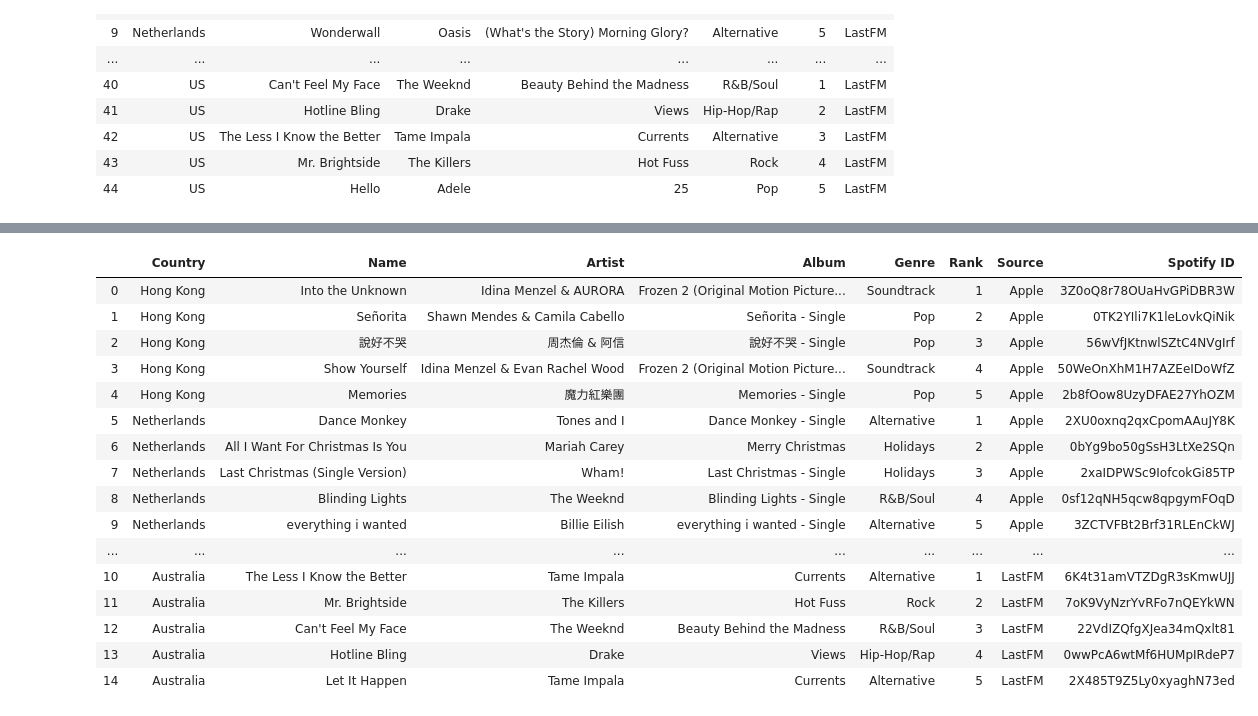
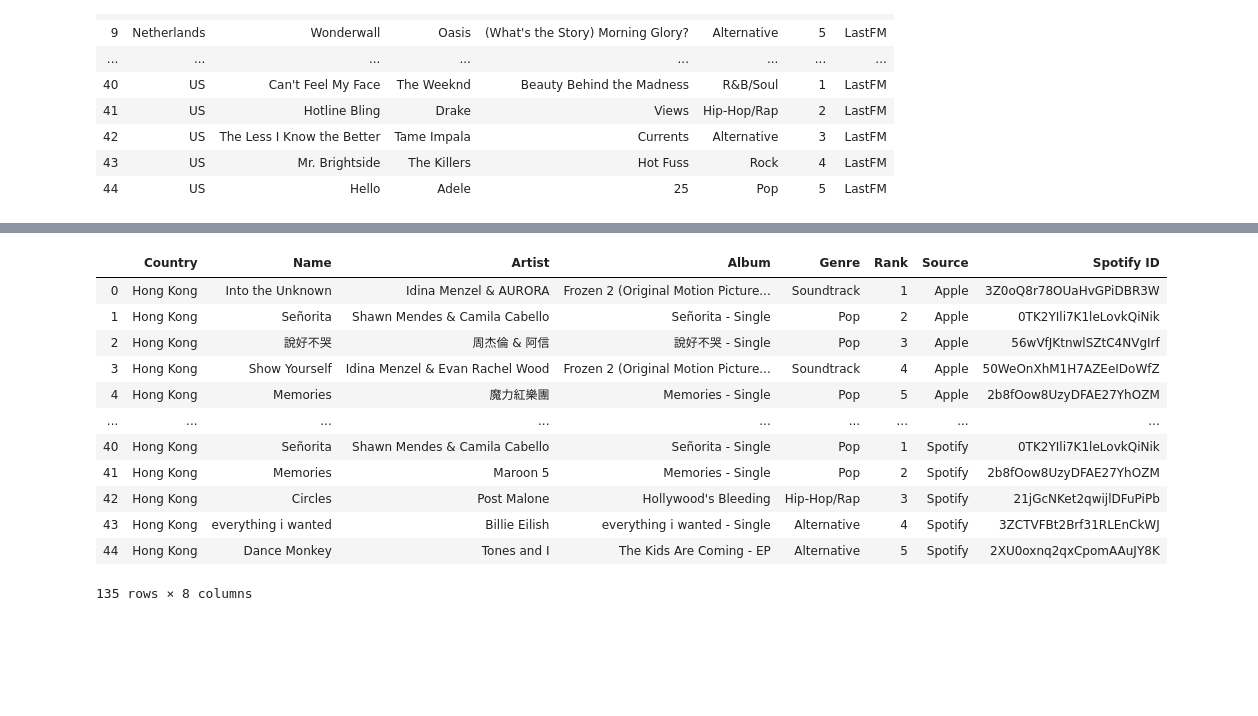
Before and after one commit to nawdah/project-1, a Jupyter notebook: Analysis/Analysis_Merge.ipynb, the cells around one changed output, grey strips where cells are left out. Saved outputs shown, nothing was run; the diff lists cells and outputs as text; code cells hidden in the pictures; blank space fills up the shorter version.

```diff
--- a/Analysis/Analysis_Merge.ipynb
+++ b/Analysis/Analysis_Merge.ipynb
@@ -147,43 +132,41 @@ spotify = spotipy.Spotify()
 credentials = oauth2.SpotifyClientCredentials(
         client_id = NADA_CLIENT_ID,
         client_secret = NADA_CLIENT_SECRET)
 
 token = credentials.get_access_token()
 spotify = spotipy.Spotify(auth=token)
 
 #extract Spotify ID from the top songs dataframe above , note spotify sometimes doesn't include features in the song name
 
 spotify_id = []
 for index, row in result.iterrows():
     try:
         res = spotify.search(row["Name"], type="track", limit=1)
         spotify_id.append(res["tracks"]["items"][0]["id"])
     except:
         text = row["Name"]
         head, sep, tail = text.partition('(')
         res = spotify.search(head, type="track", limit=1)
         spotify_id.append(res["tracks"]["items"][0]["id"])
         continue
 
 result["Spotify ID"] = spotify_id
 result.head(60)
+results_df=result
+results_df
 # %% [output]
 |  | Country | Name | Artist | Album | Genre | Rank | Source | Spotify ID |
 | 0 | Hong Kong | Into the Unknown | Idina Menzel & AURORA | Frozen 2 (Original Motion Picture... | Soundtrack | 1 | Apple | 3Z0oQ8r78OUaHvGPiDBR3W |
 | 1 | Hong Kong | Señorita | Shawn Mendes & Camila Cabello | Señorita - Single | Pop | 2 | Apple | 0TK2YIli7K1leLovkQiNik |
 | 2 | Hong Kong | 說好不哭 | 周杰倫 & 阿信 | 說好不哭 - Single | Pop | 3 | Apple | 56wVfJKtnwlSZtC4NVgIrf |
 | 3 | Hong Kong | Show Yourself | Idina Menzel & Evan Rachel Wood | Frozen 2 (Original Motion Picture... | Soundtrack | 4 | Apple | 50WeOnXhM1H7AZEeIDoWfZ |
 | 4 | Hong Kong | Memories | 魔力紅樂團 | Memories - Single | Pop | 5 | Apple | 2b8fOow8UzyDFAE27YhOZM |
-| 5 | Netherlands | Dance Monkey | Tones and I | Dance Monkey - Single | Alternative | 1 | Apple | 2XU0oxnq2qxCpomAAuJY8K |
-| 6 | Netherlands | All I Want For Christmas Is You | Mariah Carey | Merry Christmas | Holidays | 2 | Apple | 0bYg9bo50gSsH3LtXe2SQn |
-| 7 | Netherlands | Last Christmas (Single Version) | Wham! | Last Christmas - Single | Holidays | 3 | Apple | 2xaIDPWSc9IofcokGi85TP |
-| 8 | Netherlands | Blinding Lights | The Weeknd | Blinding Lights - Single | R&B/Soul | 4 | Apple | 0sf12qNH5qcw8qpgymFOqD |
-| 9 | Netherlands | everything i wanted | Billie Eilish | everything i wanted - Single | Alternative | 5 | Apple | 3ZCTVFBt2Brf31RLEnCkWJ |
 | ... | ... | ... | ... | ... | ... | ... | ... | ... |
-| 10 | Australia | The Less I Know the Better | Tame Impala | Currents | Alternative | 1 | LastFM | 6K4t31amVTZDgR3sKmwUJJ |
-| 11 | Australia | Mr. Brightside | The Killers | Hot Fuss | Rock | 2 | LastFM | 7oK9VyNzrYvRFo7nQEYkWN |
-| 12 | Australia | Can't Feel My Face | The Weeknd | Beauty Behind the Madness | R&B/Soul | 3 | LastFM | 22VdIZQfgXJea34mQxlt81 |
-| 13 | Australia | Hotline Bling | Drake | Views | Hip-Hop/Rap | 4 | LastFM | 0wwPcA6wtMf6HUMpIRdeP7 |
-| 14 | Australia | Let It Happen | Tame Impala | Currents | Alternative | 5 | LastFM | 2X485T9Z5Ly0xyaghN73ed |
+| 40 | Hong Kong | Señorita | Shawn Mendes & Camila Cabello | Señorita - Single | Pop | 1 | Spotify | 0TK2YIli7K1leLovkQiNik |
+| 41 | Hong Kong | Memories | Maroon 5 | Memories - Single | Pop | 2 | Spotify | 2b8fOow8UzyDFAE27YhOZM |
+| 42 | Hong Kong | Circles | Post Malone | Hollywood's Bleeding | Hip-Hop/Rap | 3 | Spotify | 21jGcNKet2qwijlDFuPiPb |
+| 43 | Hong Kong | everything i wanted | Billie Eilish | everything i wanted - Single | Alternative | 4 | Spotify | 3ZCTVFBt2Brf31RLEnCkWJ |
+| 44 | Hong Kong | Dance Monkey | Tones and I | The Kids Are Coming - EP | Alternative | 5 | Spotify | 2XU0oxnq2qxCpomAAuJY8K |
+135 rows × 8 columns
 # %%
 output_file = result.to_csv('../Resources/merged_data.csv', index = None, header=True)
```
Also changed, not shown: parts of 9 cells of this notebook, 2 other files.
